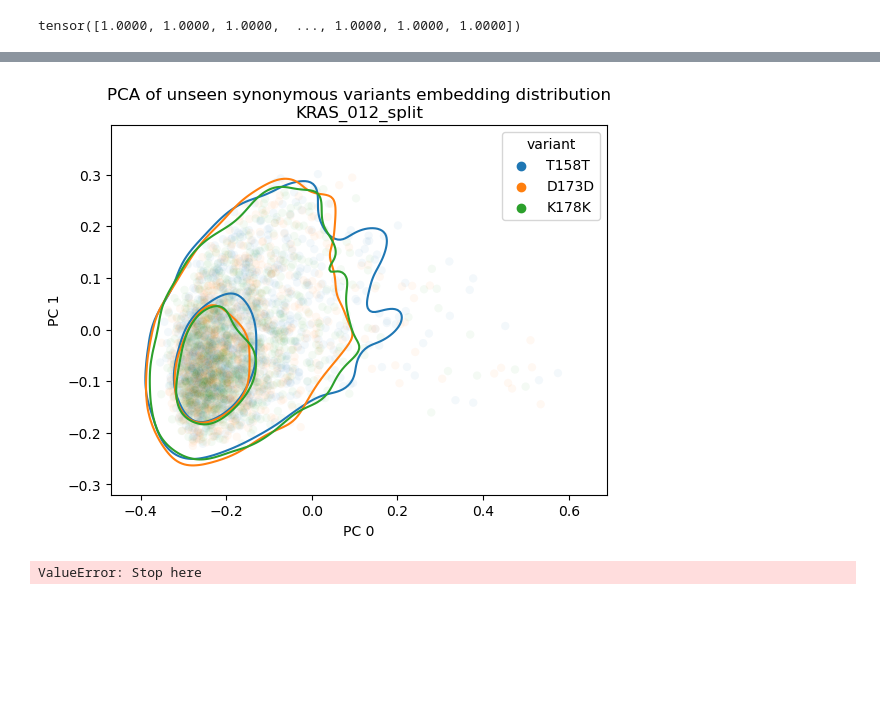
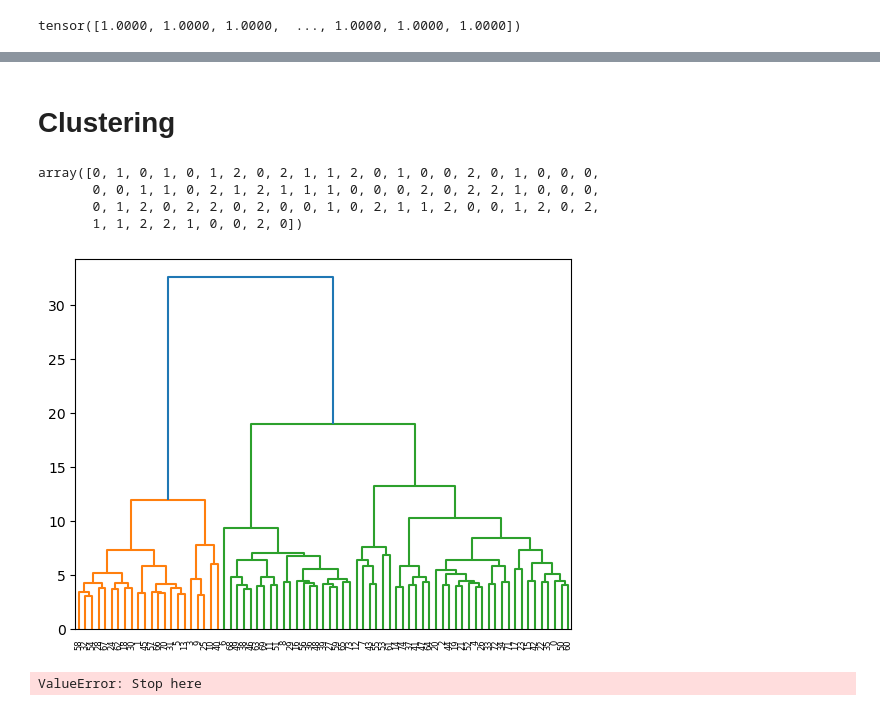
Before and after one commit to Lucas-Gui/sc_contrast, a Jupyter notebook: results.ipynb, the cells around one changed output, grey strips where cells are left out. Saved outputs shown, nothing was run; the diff lists cells and outputs as text; code cells hidden in the pictures; blank space fills up the shorter version.

Commit message:
Add dendrogram

```diff
--- a/results.ipynb
+++ b/results.ipynb
@@ -235,15 +236,13 @@ plt.savefig(f'plots/embeds/{run_name}/{subset}_wtlike_embed_pca_kde{"_nonorm" if
 # %%
-f = pd.merge(df, variant_data, left_on='variant',right_index=True, how='left')['Control status'] == 'synonymous'
-df2 = df[f].copy()
-df2['variant'] = v2c
-sns.scatterplot(x=emb_red[f,0], y=emb_red[f,1], hue =df2.variant, alpha=0.05, legend=True)
-sns.kdeplot(x=emb_red[f,0], y=emb_red[f,1],  hue =df2.variant , levels=3, common_norm=False, legend = False)
-plt.xlabel(f'PC 0')
-plt.ylabel(f'PC 1')
-plt.title(f'PCA of {subset} synonymous variants embedding distribution\n{run_name}' )
-plt.savefig(f'plots/embeds/{run_name}/{subset}_synon_embed_pca_kde{"_nonorm" if not normalized else ""}.pdf')
+# f = pd.merge(df, variant_data, left_on='variant',right_index=True, how='left')['Control status'] == 'synonymous'
+# df2 = df[f].copy()
+# df2['variant'] = v2c
+# sns.scatterplot(x=emb_red[f,0], y=emb_red[f,1], hue =df2.variant, alpha=0.05, legend=True)
+# sns.kdeplot(x=emb_red[f,0], y=emb_red[f,1],  hue =df2.variant , levels=3, common_norm=False, legend = False)
+# plt.xlabel(f'PC 0')
+# plt.ylabel(f'PC 1')
+# plt.title(f'PCA of {subset} synonymous variants embedding distribution\n{run_name}' )
+# plt.savefig(f'plots/embeds/{run_name}/{subset}_synon_embed_pca_kde{"_nonorm" if not normalized else ""}.pdf')
-# %% [output]
-[figure, removed]
 # %%
 # variants = ['R110L', 'G245D', 'R213Q','R158H']
 
@@ -256,3 +255,5 @@ plt.savefig(f'plots/embeds/{run_name}/{subset}_synon_embed_pca_kde{"_nonorm" if
 #     idx = (df['variant'] == v).to_numpy()
 #     plt.scatter(x=emb_red[idx,0], y=emb_red[idx,1],label=v, marker='x',alpha=0.5)
 # plt.legend()
+# %% [markdown]
+# Clustering
@@ -259,3 +269,43 @@ plt.savefig(f'plots/embeds/{run_name}/{subset}_synon_embed_pca_kde{"_nonorm" if
+# %%
+variant_avg = df.drop(columns=['Variant functional class','cycle']).groupby('variant').mean()
+variant_avg = variant_avg.dropna() # drop variants in other part ofsplit
+# %%
+correl = variant_avg.T.corr(method='spearman')
+# %%
+clustering = AgglomerativeClustering(n_clusters= 3 if GENE == 'TP53' else 5, metric='l1',linkage='complete', compute_distances=True)
+clusters = clustering.fit_predict(correl)
+clusters
+# %% [output]
+array([0, 1, 0, 1, 0, 1, 2, 0, 2, 1, 1, 2, 0, 1, 0, 0, 2, 0, 1, 0, 0, 0,
+       0, 0, 1, 1, 0, 2, 1, 2, 1, 1, 1, 0, 0, 0, 2, 0, 2, 2, 1, 0, 0, 0,
+       0, 1, 2, 0, 2, 2, 0, 2, 0, 0, 1, 0, 2, 1, 1, 2, 0, 0, 1, 2, 0, 2,
+       1, 1, 2, 2, 1, 0, 0, 2, 0])
+# %%
+def plot_dendrogram(model, **kwargs):
+    # Create linkage matrix and then plot the dendrogram
+
+    # create the counts of samples under each node
+    counts = np.zeros(model.children_.shape[0])
+    n_samples = len(model.labels_)
+    for i, merge in enumerate(model.children_):
+        current_count = 0
+        for child_idx in merge:
+            if child_idx < n_samples:
+                current_count += 1  # leaf node
+            else:
+                current_count += counts[child_idx - n_samples]
+        counts[i] = current_count
+
+    linkage_matrix = np.column_stack(
+        [model.children_, model.distances_, counts]
+    ).astype(float)
+
+    # Plot the corresponding dendrogram
+    dendrogram(linkage_matrix, **kwargs)
+# %%
+plot_dendrogram(clustering, p=3)
+# %% [output]
+[figure, added]
 # %%
 raise ValueError('Stop here')
 # %% [output]
```
Also changed, not shown: parts of 21 cells of this notebook, 1 other file.
